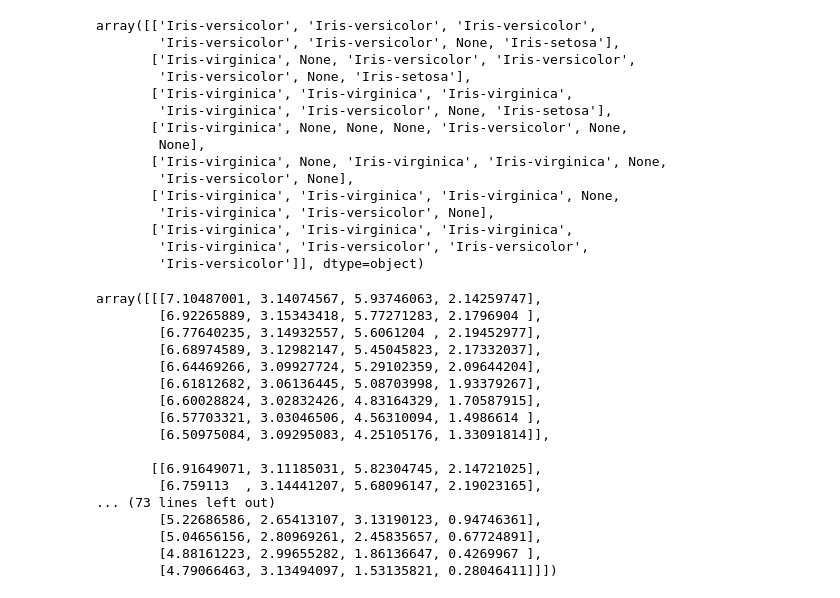
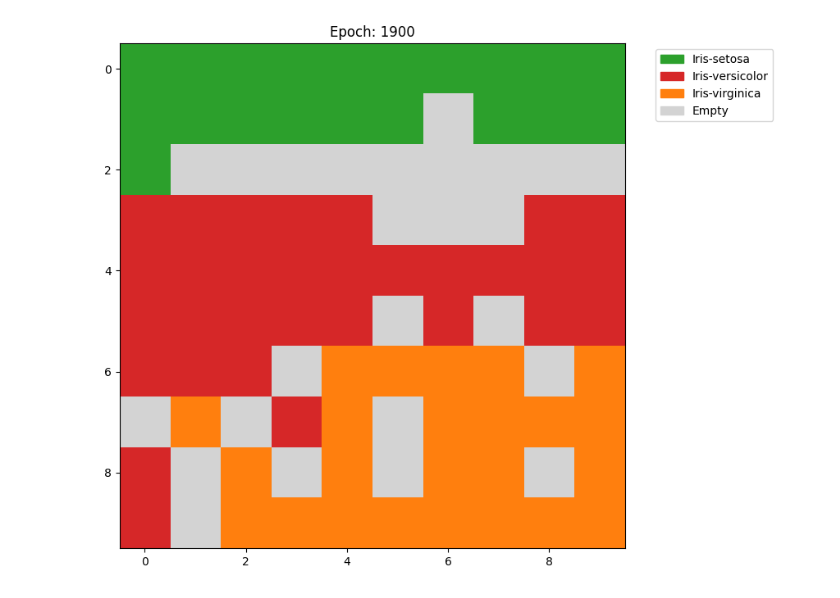
Before and after one commit to hanzltom/ViT-GHSOM, a Jupyter notebook: SOM/SOM.ipynb, the cells around one changed output. Saved outputs shown, nothing was run; the diff lists cells and outputs as text; code cells hidden in the pictures.

Commit message:
u-matrix creation and video

```diff
--- a/SOM/SOM.ipynb
+++ b/SOM/SOM.ipynb
@@ -15,7 +19,7 @@ class SOM:
         self.beta = beta
         self.time = 1
         self.label_map_db = {}
-        self.tmp = {}
+        self.weights_db = {}
 
         if sigma is None:
             self.sigma = max(map_width, map_height) / 2.0
@@ -106,7 +110,7 @@ class SOM:
 
         return diff_total / data.shape[0]
 
-    def get_label_map(self, data, label, epoch):
+    def get_label_map(self, data, label):
     # https://medium.com/data-science/understanding-self-organising-map-neural-network-with-python-code-7a77f501e985
         map = np.empty(shape=(self.map_width, self.map_height), dtype=object)
 
@@ -118,18 +122,16 @@ class SOM:
             bmu_idx = self.find_BMU(sample)
             map[bmu_idx[0]][bmu_idx[1]].append(label[i])
 
-        self.tmp[epoch] = np.copy(map)
-
         for row in range(self.map_width):
             for col in range(self.map_height):
                 label_list = map[row][col]
                 if len(label_list)==0:
-                  label = None
+                  label = np.nan
                 else:
                   label = max(label_list, key=label_list.count)
                 map[row][col] = label
 
-        return map
+        return map.astype(float)
 
     def train_online(self, data, label, num_epochs):
         num_samples = data.shape[0]
@@ -145,14 +147,16 @@ class SOM:
             self.update_time()
 
             if epoch % 10 == 0:
-                print(f"Epoch {epoch+1}/{num_epochs} complete. Current sigma: {self.calculate_decay(self.sigma, self.beta, self.time):.4f}, learning rate: {self.calculate_decay(self.learning_rate, self.beta, self.time):.4f}, QE: {self.calculate_QE(data):.4f}")
+                print(f"Epoch {epoch}/{num_epochs} complete. Current sigma: {self.calculate_decay(self.sigma, self.beta, self.time):.4f}, learning rate: {self.calculate_decay(self.learning_rate, self.beta, self.time):.4f}, QE: {self.calculate_QE(data):.4f}")
 
             if epoch % 50 == 0:
-                self.label_map_db[epoch] = self.get_label_map(data, label, epoch)
+                #self.label_map_db[epoch] = self.get_label_map(data, label) #optional, available as separate function
+                self.weights_db[epoch] = self.weights.copy()
 # %%
 df = pd.read_csv("../data/iris.csv")
-label = df['Iris-setosa'].to_numpy()
+y = df['Iris-setosa']
+y_int = y.map({label: i for i, label in enumerate(np.unique(y))})
 X = df.drop(['Iris-setosa'], axis=1).to_numpy()
+X = (X - X.min(axis=0)) / (X.max(axis=0) - X.min(axis=0))
 # %%
-som = SOM(7,7,4,"gaussian",2)
-som.get_weights()
+som = SOM(10,10,4,"gaussian",2)
@@ -177,5 +163,3 @@ array([[[0.57112988, 0.69578727, 0.21343256, 0.69410226],
 # %%
-#data = np.array([[1, 1,1], [3, 4,3], [1, 8,4], [7, 8,7]])
-#label = np.array([1, 3, 3, 2])
-som.train_online(X, label, 1000)
+som.train_online(X, y_int, 2000)
 # %% [output]
@@ -199,38 +183,5 @@ Epoch 991/1000 complete. Current sigma: 1.2973, learning rate: 0.1853, QE: 0.407
-# %%
-som.label_map_db[900]
-# %% [output]
-array([['Iris-versicolor', 'Iris-versicolor', 'Iris-versicolor',
-        'Iris-versicolor', 'Iris-versicolor', None, 'Iris-setosa'],
-       ['Iris-virginica', None, 'Iris-versicolor', 'Iris-versicolor',
-        'Iris-versicolor', None, 'Iris-setosa'],
-       ['Iris-virginica', 'Iris-virginica', 'Iris-virginica',
-        'Iris-virginica', 'Iris-versicolor', None, 'Iris-setosa'],
-       ['Iris-virginica', None, None, None, 'Iris-versicolor', None,
-        None],
-       ['Iris-virginica', None, 'Iris-virginica', 'Iris-virginica', None,
-        'Iris-versicolor', None],
-       ['Iris-virginica', 'Iris-virginica', 'Iris-virginica', None,
-        'Iris-virginica', 'Iris-versicolor', None],
-       ['Iris-virginica', 'Iris-virginica', 'Iris-virginica',
-        'Iris-virginica', 'Iris-versicolor', 'Iris-versicolor',
-        'Iris-versicolor']], dtype=object)
-# %%
-som.get_weights()
-# %% [output]
-array([[[7.10487001, 3.14074567, 5.93746063, 2.14259747],
-        [6.92265889, 3.15343418, 5.77271283, 2.1796904 ],
-        [6.77640235, 3.14932557, 5.6061204 , 2.19452977],
-        [6.68974589, 3.12982147, 5.45045823, 2.17332037],
-        [6.64469266, 3.09927724, 5.29102359, 2.09644204],
-        [6.61812682, 3.06136445, 5.08703998, 1.93379267],
-        [6.60028824, 3.02832426, 4.83164329, 1.70587915],
-        [6.57703321, 3.03046506, 4.56310094, 1.4986614 ],
-        [6.50975084, 3.09295083, 4.25105176, 1.33091814]],
-
-       [[6.91649071, 3.11185031, 5.82304745, 2.14721025],
-        [6.759113  , 3.14441207, 5.68096147, 2.19023165],
-... (73 lines left out)
-        [5.22686586, 2.65413107, 3.13190123, 0.94746361],
-        [5.04656156, 2.80969261, 2.45835657, 0.67724891],
-        [4.88161223, 2.99655282, 1.86136647, 0.4269967 ],
-        [4.79066463, 3.13494097, 1.53135821, 0.28046411]]])
+# %%
+label_matrix_db = generate_label_matrix_db(som, X, y_int)
+visualize_label_matrix(label_matrix_db[1900], y, 1900)
+# %% [output]
+[figure, added]
```
Also changed, not shown: parts of 6 cells of this notebook.
